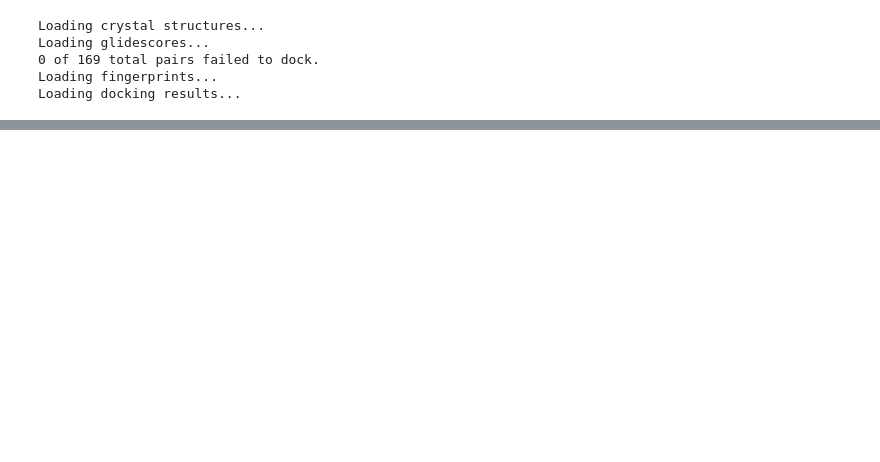
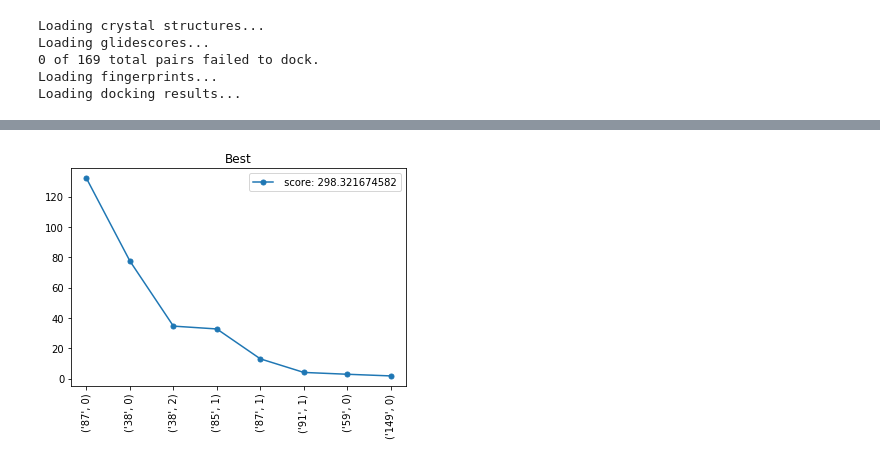
Before and after one commit to orangese/combind_multistruct_benchmarking, a Jupyter notebook: notebooks/analyze_three.ipynb, the cells around one changed output, grey strips where cells are left out. Drawn from its saved outputs; the diff is of its cells as text; code cells hidden in the pictures; blank space fills up the shorter version.

```diff
--- a/notebooks/analyze_three.ipynb
+++ b/notebooks/analyze_three.ipynb
@@ -143,0 +213,7 @@ struct = '4FT7'
+# %%
+scores = Scores(xglides, xcrystals, lig_subset, '4FT7', n, mul_overlap)
+# %%
+get_ipython().magic(u'matplotlib inline')
+plot_shared_interactions(scores.get_best_cluster(), max_r=20,title='Best')
+# %% [output]
+[figure, added]
```
Also changed, not shown: parts of 19 cells of this notebook, 10 other files.
